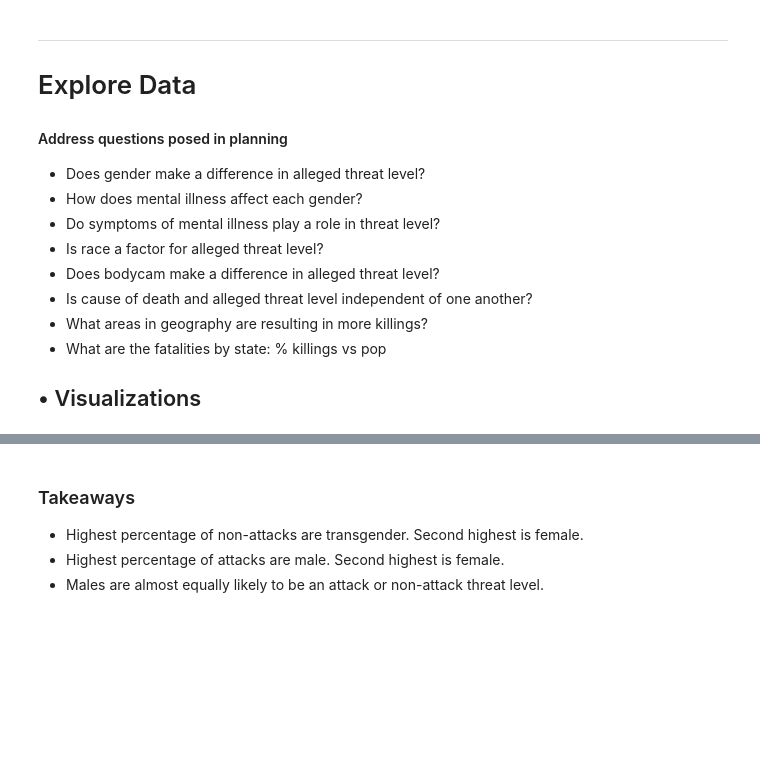
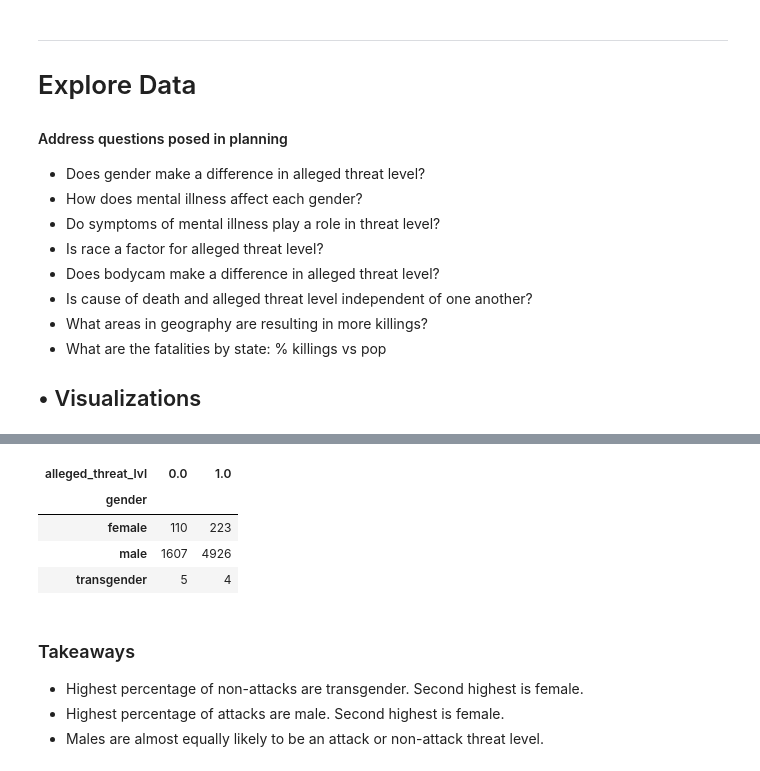
Before and after one commit to MG-Squared/americas_blues, a Jupyter notebook: iteration_one/iter001final_logit.ipynb, the cells around one changed output, grey strips where cells are left out. Cells and saved outputs as stored; diff of their text form; code cells hidden in the pictures; blank space fills up the shorter version.

```diff
--- a/iteration_one/iter001final_logit.ipynb
+++ b/iteration_one/iter001final_logit.ipynb
@@ -361,3 +412,11 @@ percentages
+# %%
+pd.crosstab(df.gender, df.alleged_threat_lvl, normalize = False)
+# %% [output]
+| alleged_threat_lvl | 0.0 | 1.0 |
+| gender |  |  |
+| female | 110 | 223 |
+| male | 1607 | 4926 |
+| transgender | 5 | 4 |
 # %% [markdown]
 ### Takeaways
 - Highest percentage of non-attacks are transgender. Second highest is female.
```
Also changed, not shown: parts of 13 cells of this notebook, 2 other files.
